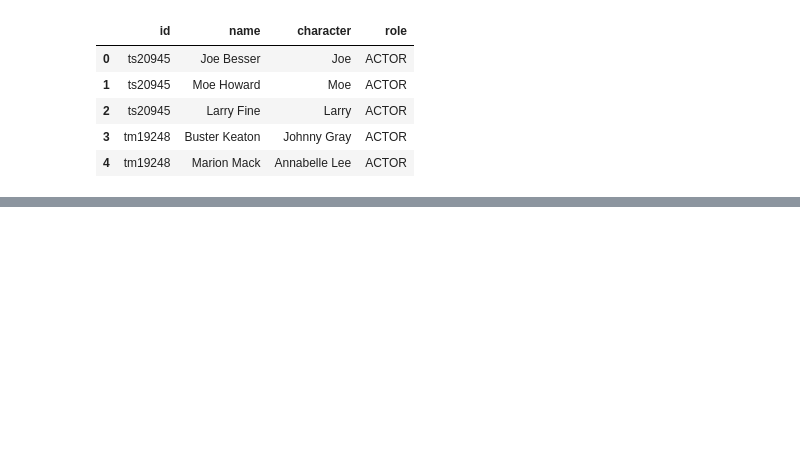
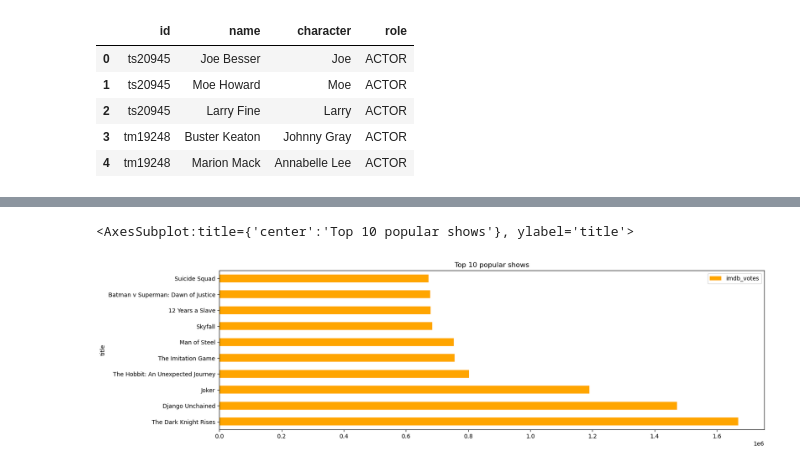
Before and after one commit to quytrungg/Group1_Final_Project_CSC17104, a Jupyter notebook: phase_3_data_analysis/data_analysis.ipynb, the cells around one changed output, grey strips where cells are left out. Saved outputs shown, nothing was run; the diff lists cells and outputs as text; code cells hidden in the pictures; blank space fills up the shorter version.

```diff
--- a/phase_3_data_analysis/data_analysis.ipynb
+++ b/phase_3_data_analysis/data_analysis.ipynb
@@ -51,0 +54,3 @@ df_data.head()
+# %%
+movie_show_votes = df_data[df_data['release_year'] >= 2012].loc[:, ['id', 'title', 'type', 'release_year', 'imdb_votes']].drop_duplicates().dropna().reset_index(drop=True)
+movie_show_votes.head()
@@ -51,0 +64,7 @@ df_data.head()
+# %%
+movie_votes = movie_show_votes[movie_show_votes['type']=='MOVIE']
+show_votes = movie_show_votes[movie_show_votes['type']=='SHOW']
+# %%
+movie_votes_table = pd.pivot_table(movie_votes, values='imdb_votes', index='title', aggfunc=np.mean)
+top10_movie_votes = movie_votes_table.nlargest(n=10, columns='imdb_votes')
+top10_movie_votes
@@ -51,0 +84,5 @@ df_data.head()
+# %%
+top10_movie_votes.plot.barh(figsize=(17, 5), color='orange', title='Top 10 popular shows')
+# %% [output]
+<AxesSubplot:title={'center':'Top 10 popular shows'}, ylabel='title'>
+[figure, added]
```
Also changed, not shown: parts of 26 cells of this notebook.
